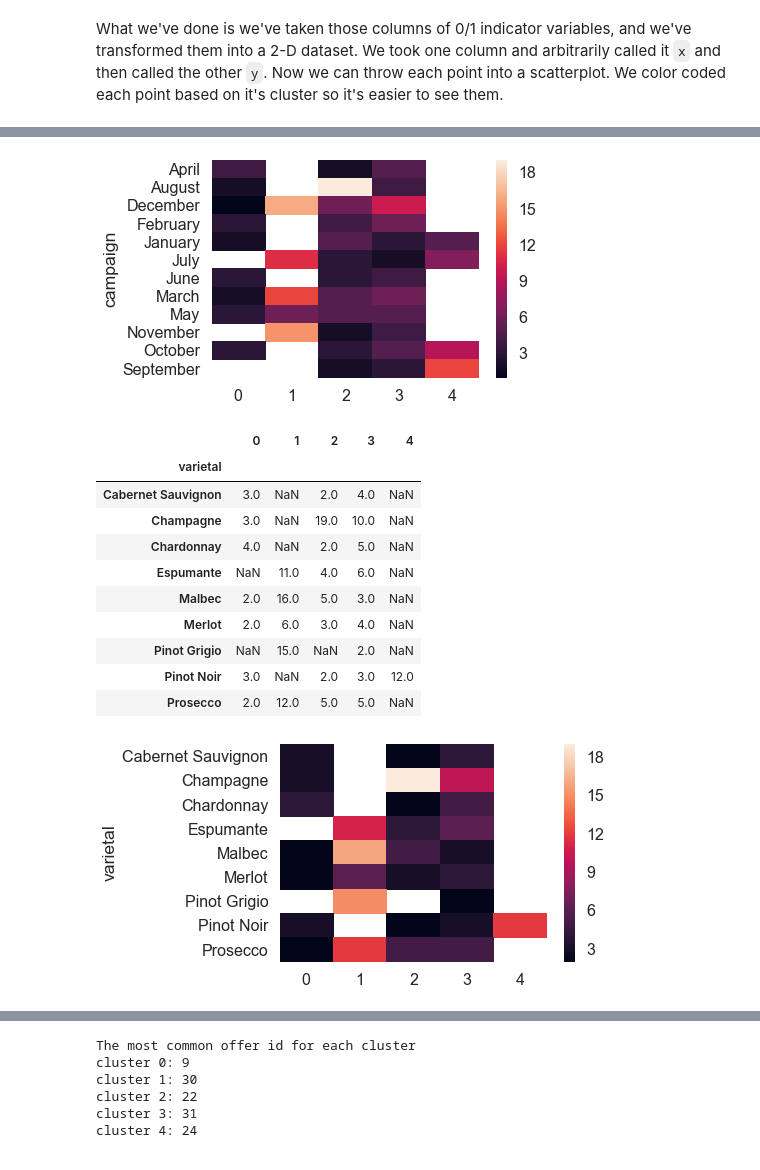
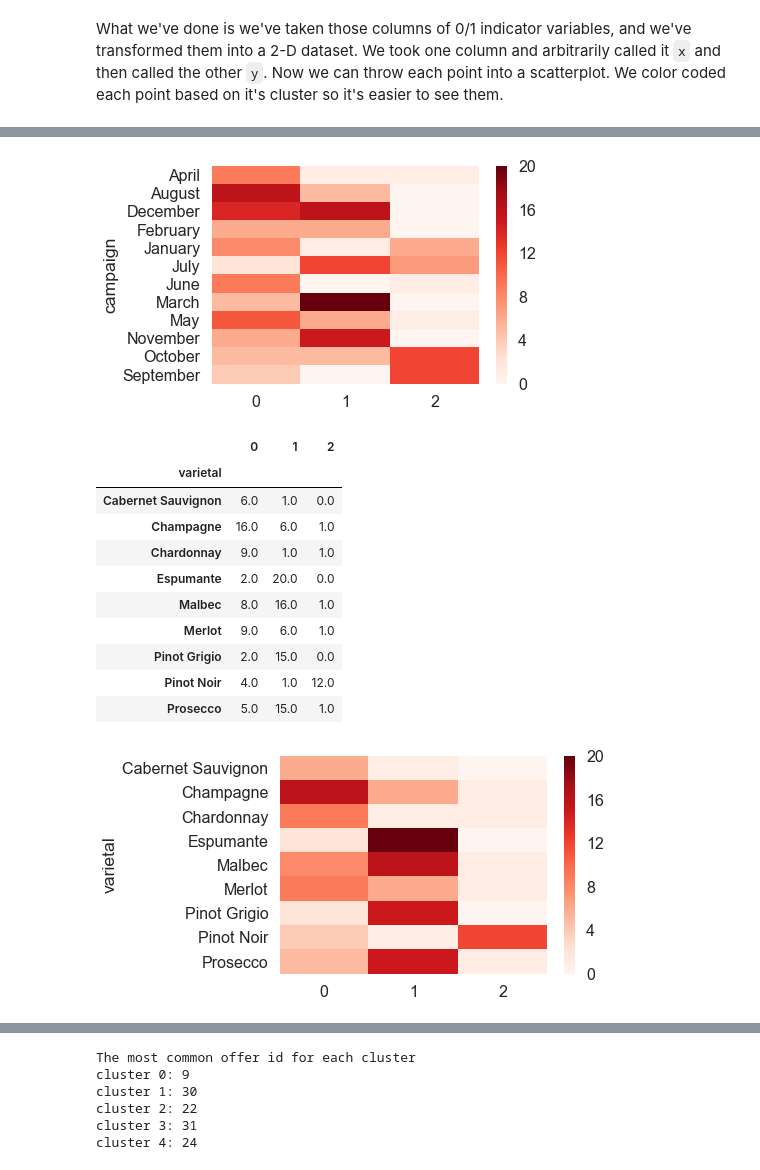
Before and after one commit to liconver/Customer-Segmentation-Using-Clustering, a Jupyter notebook: Mini_Project_Clustering.ipynb, the cells around one changed output, grey strips where cells are left out. Saved outputs shown, nothing was run; the diff lists cells and outputs as text; code cells hidden in the pictures.

```diff
--- a/Mini_Project_Clustering.ipynb
+++ b/Mini_Project_Clustering.ipynb
@@ -134,5 +134,5 @@ plt.show()
 # %%
-cluster = KMeans(n_clusters=5)
+cluster = KMeans(n_clusters=3)
 matrix['cluster'] = cluster.fit_predict(matrix[matrix.columns[2:]])
 counts = matrix.cluster.value_counts()
 counts.plot.barh()
@@ -314,22 +335,22 @@ clusters2 = pd.merge(clusters.reset_index(),df_offers[['offer_id', 'campaign', '
 # %%
-clusterscamp = cluster2.groupby('campaign')[[0,1,2,3,4]].agg('max')
-ax = sns.heatmap(clusterscamp)
+clusterscamp = clusters2.groupby('campaign')[[0,1,2]].agg('max')
+ax = sns.heatmap(clusterscamp, cmap= 'Reds')
 # %% [output]
-[figure, old version]
+[figure, new version]
 # %%
-clustervarietals = cluster2.groupby('varietal')[[0,1,2,3,4]].agg('max')
-ax = sns.heatmap(clustervarietals)
+clustervarietals = clusters2.groupby('varietal')[[0,1,2]].agg('max')
+ax = sns.heatmap(clustervarietals, cmap= 'Reds')
 clustervarietals
 # %% [output]
-|  | 0 | 1 | 2 | 3 | 4 |
-| varietal |  |  |  |  |  |
-| Cabernet Sauvignon | 3.0 | NaN | 2.0 | 4.0 | NaN |
-| Champagne | 3.0 | NaN | 19.0 | 10.0 | NaN |
-| Chardonnay | 4.0 | NaN | 2.0 | 5.0 | NaN |
-| Espumante | NaN | 11.0 | 4.0 | 6.0 | NaN |
-| Malbec | 2.0 | 16.0 | 5.0 | 3.0 | NaN |
-| Merlot | 2.0 | 6.0 | 3.0 | 4.0 | NaN |
-| Pinot Grigio | NaN | 15.0 | NaN | 2.0 | NaN |
-| Pinot Noir | 3.0 | NaN | 2.0 | 3.0 | 12.0 |
-| Prosecco | 2.0 | 12.0 | 5.0 | 5.0 | NaN |
+|  | 0 | 1 | 2 |
+| varietal |  |  |  |
+| Cabernet Sauvignon | 6.0 | 1.0 | 0.0 |
+| Champagne | 16.0 | 6.0 | 1.0 |
+| Chardonnay | 9.0 | 1.0 | 1.0 |
+| Espumante | 2.0 | 20.0 | 0.0 |
+| Malbec | 8.0 | 16.0 | 1.0 |
+| Merlot | 9.0 | 6.0 | 1.0 |
+| Pinot Grigio | 2.0 | 15.0 | 0.0 |
+| Pinot Noir | 4.0 | 1.0 | 12.0 |
+| Prosecco | 5.0 | 15.0 | 1.0 |
-[figure, old version]
+[figure, new version]
```
Also changed, not shown: parts of 9 cells of this notebook.
